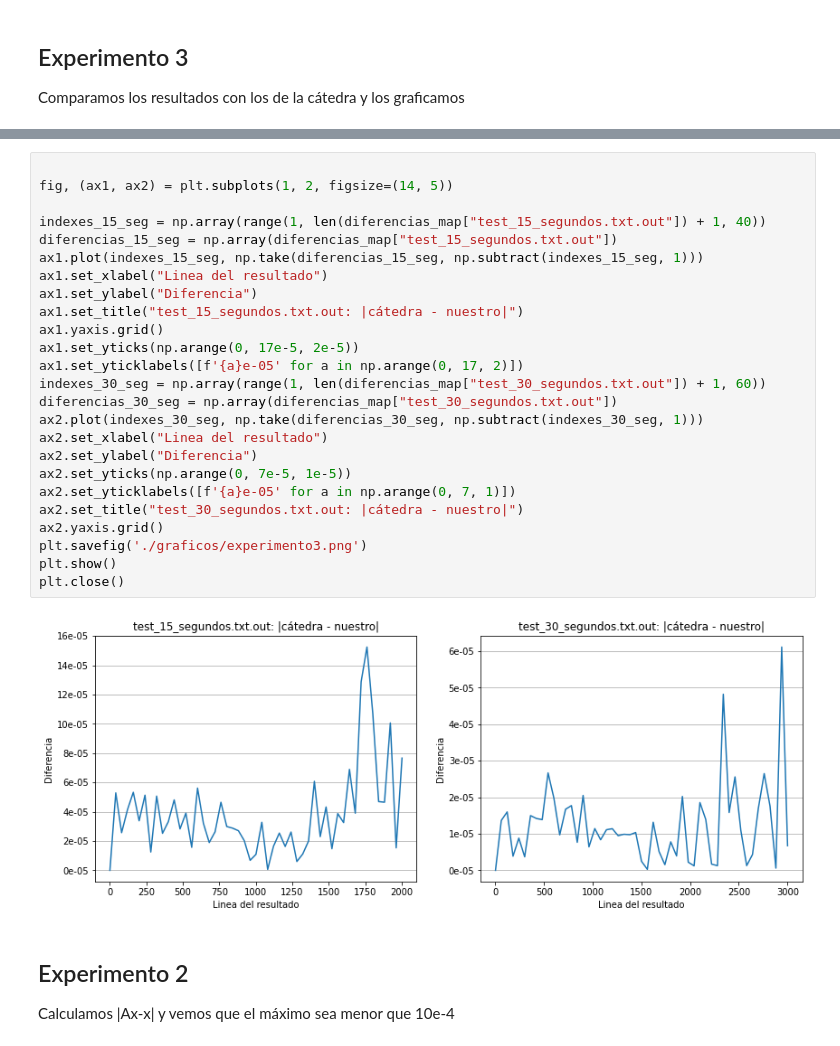
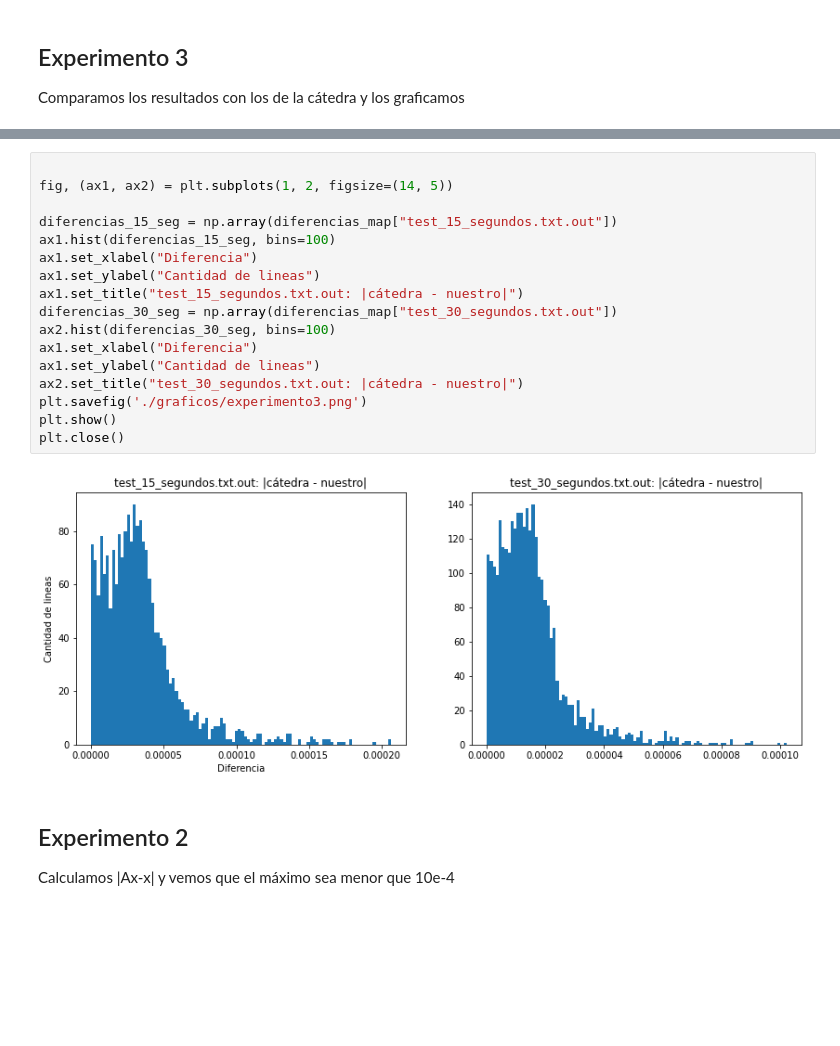
Before and after one commit to elgrandt/metodos-2022, a Jupyter notebook: TP1/python/experimentos.ipynb, the cells around one changed output, grey strips where cells are left out. Cells and saved outputs as stored; diff of their text form; blank space fills up the shorter version.

```diff
--- a/TP1/python/experimentos.ipynb
+++ b/TP1/python/experimentos.ipynb
@@ -161,30 +161,22 @@ dtype: float64
 # %%
 
 fig, (ax1, ax2) = plt.subplots(1, 2, figsize=(14, 5))
 
-indexes_15_seg = np.array(range(1, len(diferencias_map["test_15_segundos.txt.out"]) + 1, 40))
 diferencias_15_seg = np.array(diferencias_map["test_15_segundos.txt.out"])
-ax1.plot(indexes_15_seg, np.take(diferencias_15_seg, np.subtract(indexes_15_seg, 1)))
-ax1.set_xlabel("Linea del resultado")
-ax1.set_ylabel("Diferencia")
+ax1.hist(diferencias_15_seg, bins=100)
+ax1.set_xlabel("Diferencia")
+ax1.set_ylabel("Cantidad de lineas")
 ax1.set_title("test_15_segundos.txt.out: |cátedra - nuestro|")
-ax1.yaxis.grid()
-ax1.set_yticks(np.arange(0, 17e-5, 2e-5))
-ax1.set_yticklabels([f'{a}e-05' for a in np.arange(0, 17, 2)])
-indexes_30_seg = np.array(range(1, len(diferencias_map["test_30_segundos.txt.out"]) + 1, 60))
 diferencias_30_seg = np.array(diferencias_map["test_30_segundos.txt.out"])
-ax2.plot(indexes_30_seg, np.take(diferencias_30_seg, np.subtract(indexes_30_seg, 1)))
-ax2.set_xlabel("Linea del resultado")
-ax2.set_ylabel("Diferencia")
-ax2.set_yticks(np.arange(0, 7e-5, 1e-5))
-ax2.set_yticklabels([f'{a}e-05' for a in np.arange(0, 7, 1)])
+ax2.hist(diferencias_30_seg, bins=100)
+ax1.set_xlabel("Diferencia")
+ax1.set_ylabel("Cantidad de lineas")
 ax2.set_title("test_30_segundos.txt.out: |cátedra - nuestro|")
-ax2.yaxis.grid()
 plt.savefig('./graficos/experimento3.png')
 plt.show()
 plt.close()
 # %% [output]
-[figure, old version]
+[figure, new version]
 # %% [markdown]
 ## Experimento 2
 
```
Also changed, not shown: parts of 1 cell of this notebook, 1 other file.
